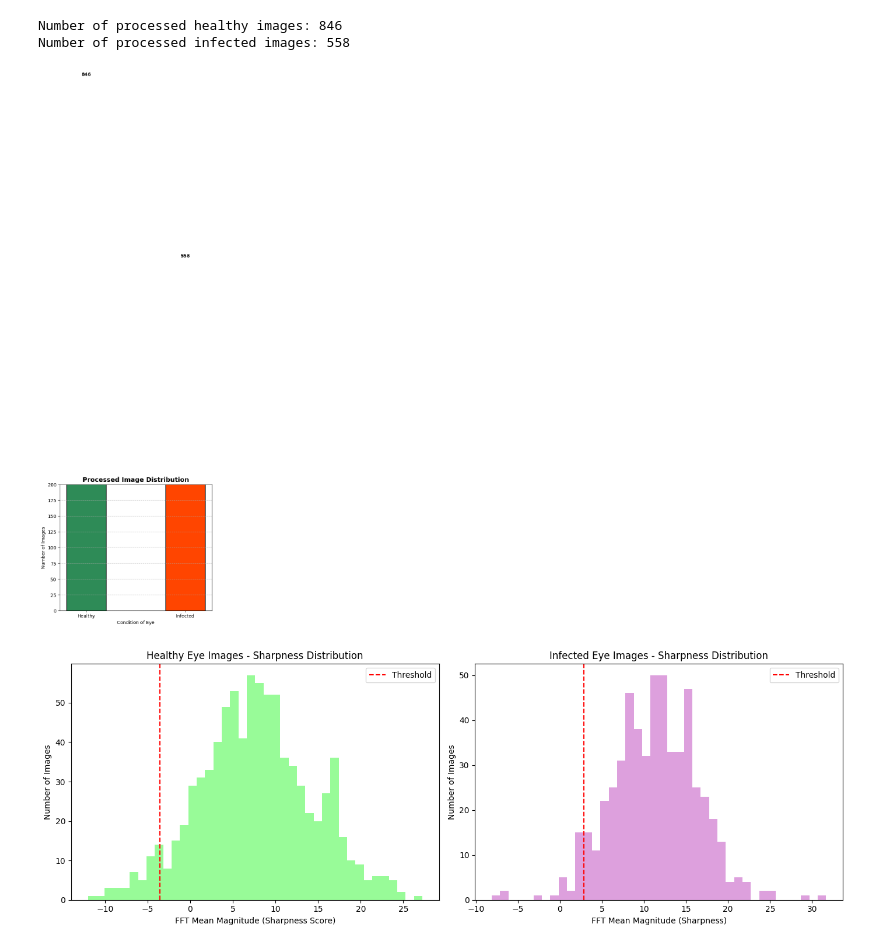
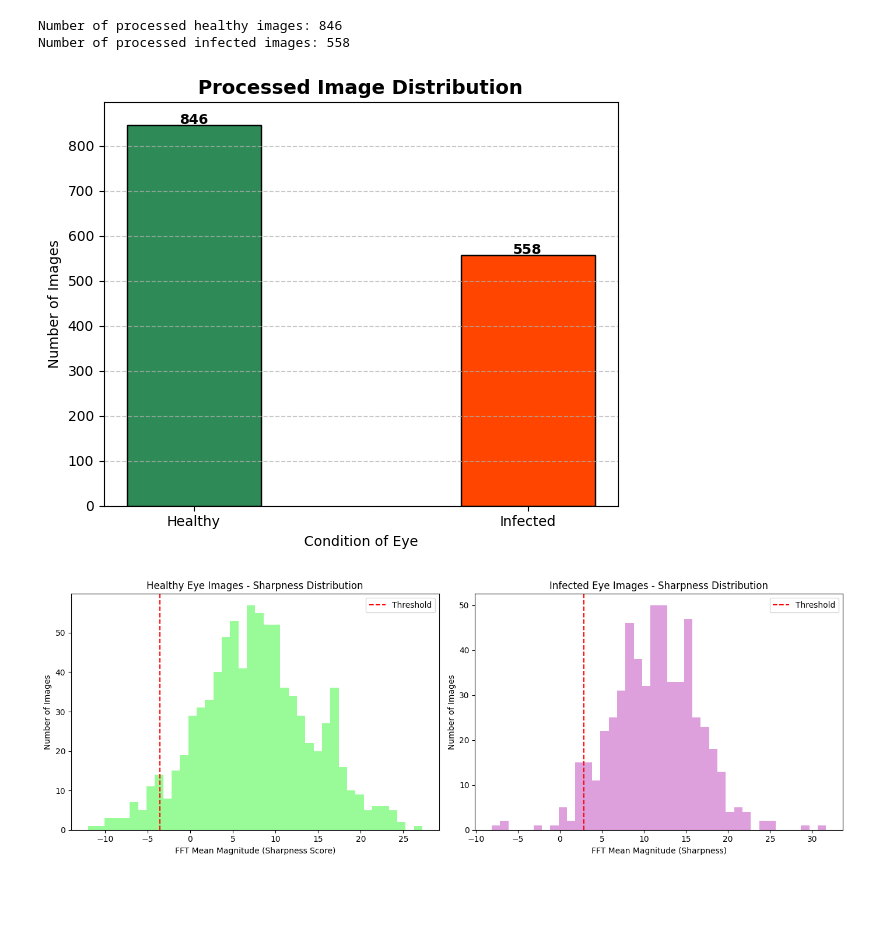
Before and after one commit to mariam-hedgie/Eyedentify-AI, a Jupyter notebook: notebooks/explore_preprocess.ipynb, the cells around one changed output. Drawn from its saved outputs; the diff is of its cells as text; code cells hidden in the pictures; blank space fills up the shorter version.

Commit message:
correct graph in explore

```diff
--- a/notebooks/explore_preprocess.ipynb
+++ b/notebooks/explore_preprocess.ipynb
@@ -178,26 +178,26 @@ Number of processed infected images: 558
 # %%
 import matplotlib.pyplot as plt
 
 
 x = np.array(["Healthy", "Infected"])
 y = np.array([num_processed_healthy, num_processed_infected])
 
 plt.figure(figsize=(6, 5))
 plt.bar(x, y, color=['seagreen', 'orangered'], width=0.4, edgecolor='black')
 
 # label values
 for i, val in enumerate(y):
     plt.text(i, val + 2, str(val), ha='center', fontweight='bold')
 
-plt.ylim(0, 200)
+plt.ylim(0, max(y)+50)
 plt.xlabel("Condition of Eye")
 plt.ylabel("Number of Images")
 plt.title("Processed Image Distribution", fontsize=14, fontweight='bold')
 plt.grid(axis='y', linestyle='--', alpha=0.7)
 plt.tight_layout()
 plt.show()
 # %% [output]
-[figure, old version]
+[figure, new version]
 # %%
 # creates list to store sharpness scores
 sharpness_scores_healthy = []
```
